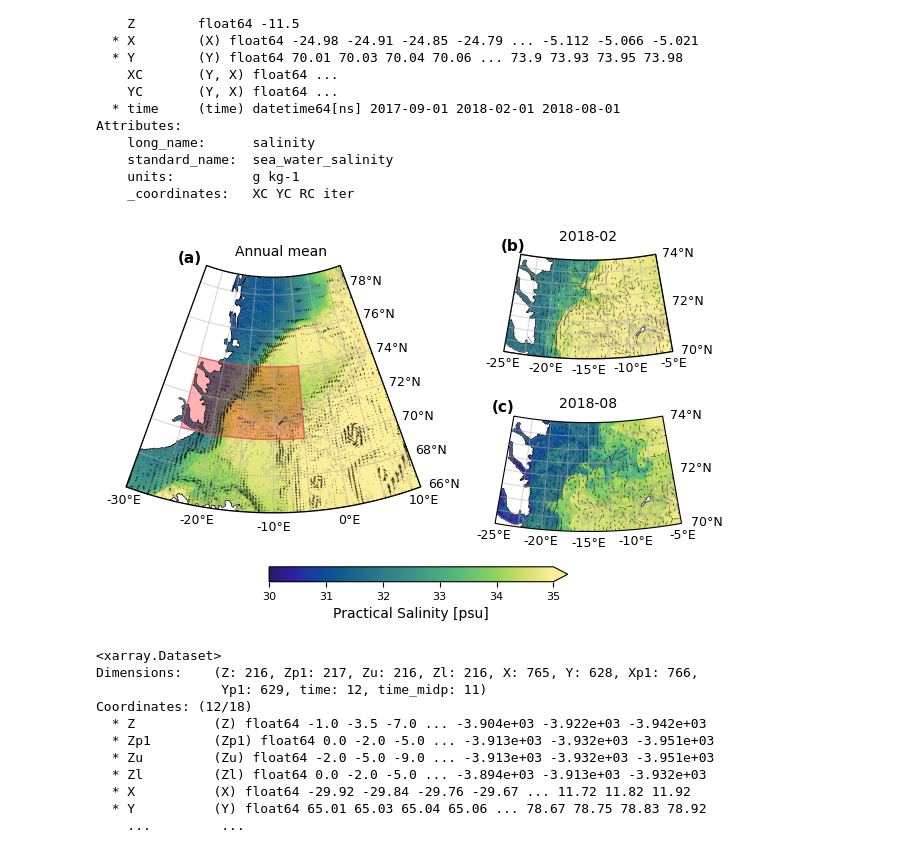
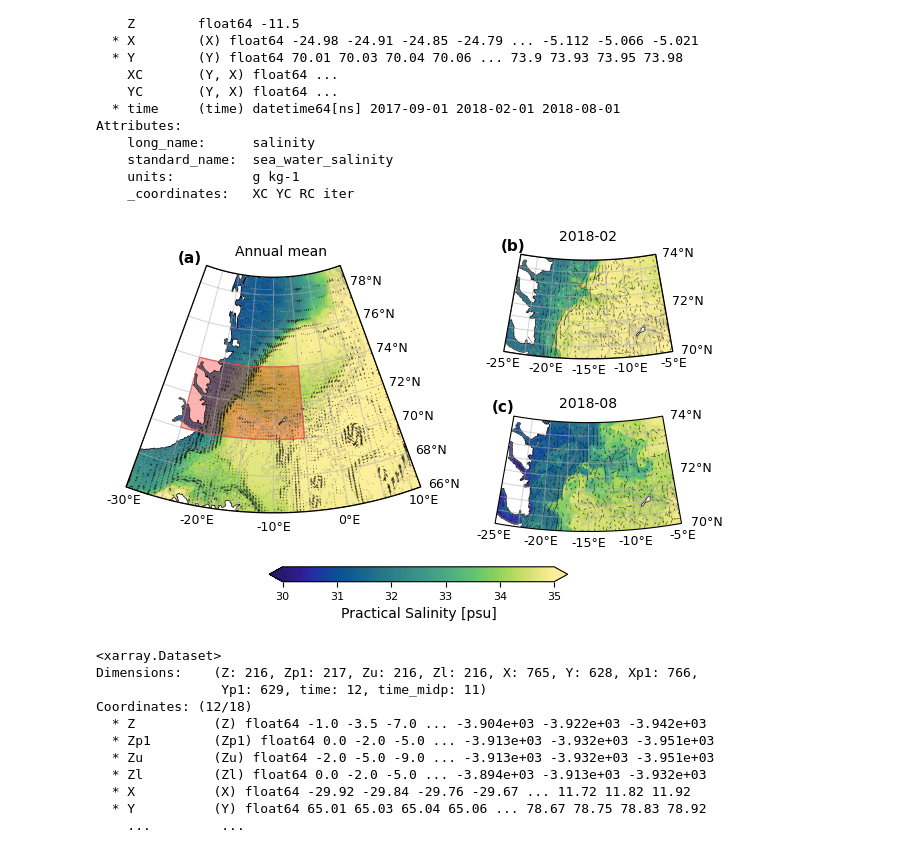
Before and after one commit to EirikKvamme/MScEirik, a Jupyter notebook: Background/IGPMODBackground.ipynb, the cells around one changed output. Cells and saved outputs as stored; diff of their text form; code cells hidden in the pictures.

Commit message:
Updated plots and combined some

```diff
--- a/Background/IGPMODBackground.ipynb
+++ b/Background/IGPMODBackground.ipynb
@@ -469,7 +469,7 @@ for i in range(1,3):
                 hor_vel_0_normalized[i][::subsample_factor, ::subsample_factor],
                 cmap=custom_cmap, scale=0.0000075, scale_units='xy', edgecolor='white', alpha=0.7, zorder=1, transform=ccrs.PlateCarree())
 
-cbar = fig.colorbar(mesh,shrink=0.5,ax=[ax['l'],ax['lr']],pad=0.05,orientation="horizontal",extend='max')
+cbar = fig.colorbar(mesh,shrink=0.5,ax=[ax['l'],ax['lr']],pad=0.05,orientation="horizontal",extend='both')
 cbar.set_label('Practical Salinity [psu]')
 
 ax['l'].set_title('Annual mean')
@@ -565,34 +565,34 @@ ax['l'].set_boundary(patch.get_path(), transform=ax['l'].transData)
 # Add gridlines without labels
 ax['l'].gridlines(draw_labels=False,alpha=0.5)
 
 # Manually add the labels for the bottom and right sides
 xticks = np.arange(extent[0]-10, extent[1]-10 + 1, 10)  # Adjust the range and step as needed
 yticks = np.arange(extent[2], extent[3] + 1, 2)  # Adjust the range and step as needed
 
 # Add bottom labels
 for xtick in xticks:
     ax['l'].text(xtick, extent[2]-0.4, f'{xtick}°E', transform=ccrs.PlateCarree(),
             fontsize=9, ha='center', va='top')
 
 # Add right labels
 for ytick in yticks:
     ax['l'].text(extent[1] + 1-10, ytick, f'{ytick}°N', transform=ccrs.PlateCarree(),
             fontsize=9, ha='left', va='center')
 
 letter = ['(a)','(b)','(c)']
 coords = [[-30-8,78.5],[-25-3,74],[-25-3,74]]
 for i in range(0,3):
      ax[pos[i]].annotate(text=letter[i],xy=coords[i],fontweight='bold', transform=ccrs.PlateCarree())
 
 
 fig.set_layout_engine('constrained')
 fig.get_layout_engine().set(w_pad=0,h_pad=0.05,hspace=0.0, wspace=0)
 
 fig.savefig(r'/nird/home/ekv036/MSc/Fig/MeanCurrentSalinity_multi',dpi=300, facecolor='w', edgecolor='w',
           orientation='landscape', format=None,
           transparent=False, bbox_inches=None,pad_inches=0.25)
 # %% [output]
-[figure, old version]
+[figure, new version]
 # %%
 df
 # %% [output]
```
Also changed, not shown: parts of 5 cells of this notebook, 1 other file.
